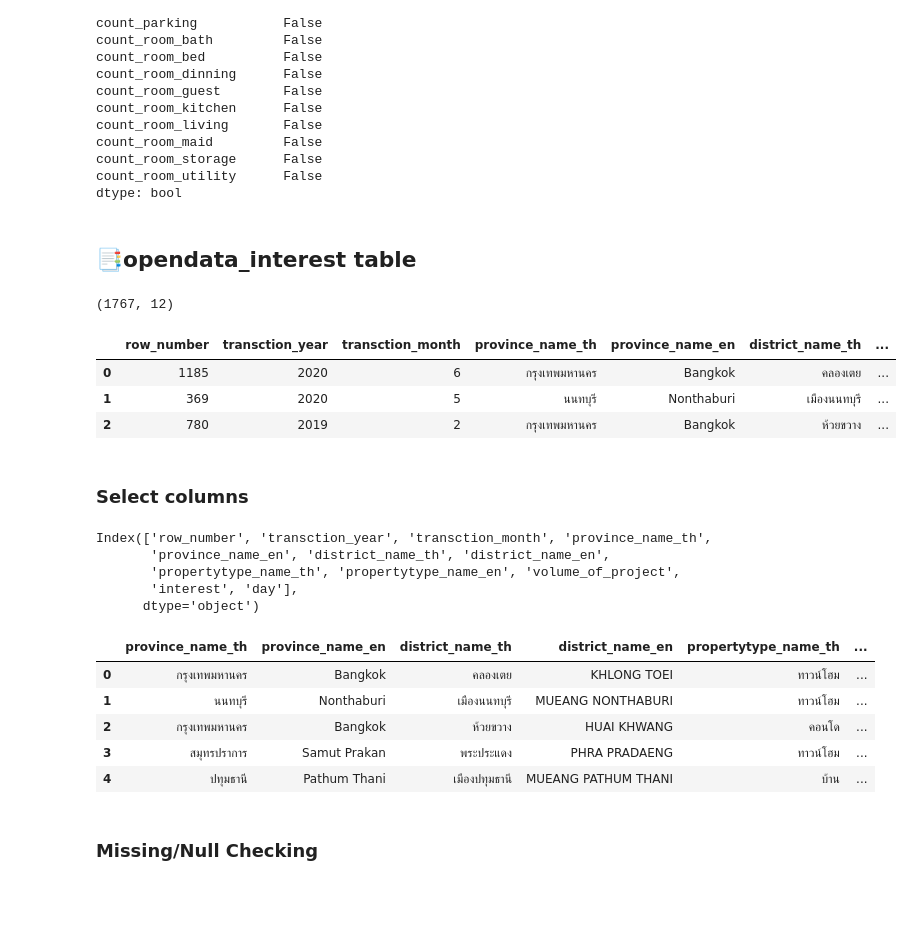
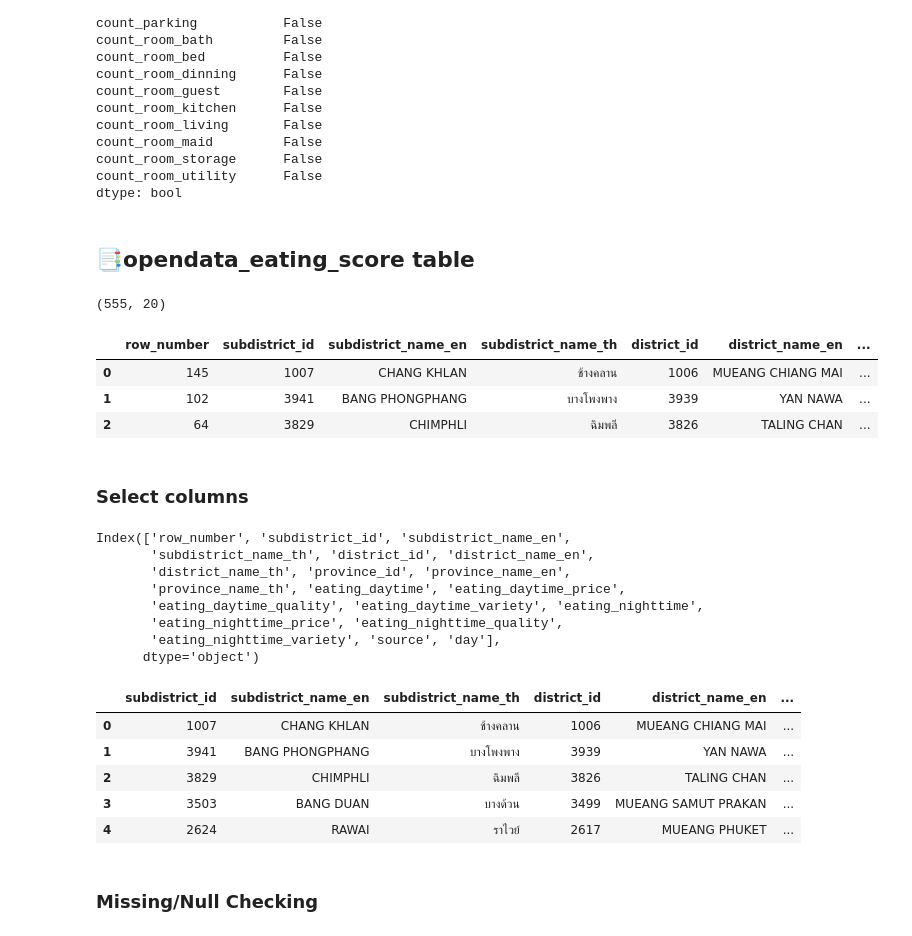
Before and after one commit to nannthd/BasicProg_DataViz65, a Jupyter notebook: Project.ipynb, the cells around one changed output. Drawn from its saved outputs; the diff is of its cells as text; code cells hidden in the pictures; blank space fills up the shorter version.

Commit message:
project

```diff
--- a/Project.ipynb
+++ b/Project.ipynb
@@ -295,40 +391,46 @@ dtype: bool
 # save data
 opendata_unittype.to_csv('opendata_unittype_clean.csv', index=False)
 # %% [markdown]
-## 📑opendata_interest table
+## 📑opendata_eating_score table
 # %%
-opendata_interest = pd.read_csv('opendata_interest.csv')
-print(opendata_interest.shape)
-opendata_interest.head(3)
+opendata_eating_score = pd.read_csv('opendata_eating_score.csv')
+print(opendata_eating_score.shape)
+opendata_eating_score.head(3)
 # %% [output]
-(1767, 12)
+(555, 20)
-|  | row_number | transction_year | transction_month | province_name_th | province_name_en | district_name_th | ... |
-| 0 | 1185 | 2020 | 6 | กรุงเทพมหานคร | Bangkok | คลองเตย | ... |
-| 1 | 369 | 2020 | 5 | นนทบุรี | Nonthaburi | เมืองนนทบุรี | ... |
-| 2 | 780 | 2019 | 2 | กรุงเทพมหานคร | Bangkok | ห้วยขวาง | ... |
+|  | row_number | subdistrict_id | subdistrict_name_en | subdistrict_name_th | district_id | district_name_en | ... |
+| 0 | 145 | 1007 | CHANG KHLAN | ช้างคลาน | 1006 | MUEANG CHIANG MAI | ... |
+| 1 | 102 | 3941 | BANG PHONGPHANG | บางโพงพาง | 3939 | YAN NAWA | ... |
+| 2 | 64 | 3829 | CHIMPHLI | ฉิมพลี | 3826 | TALING CHAN | ... |
 # %% [markdown]
 ### Select columns
 # %%
-opendata_interest.columns
+opendata_eating_score.columns
 # %% [output]
-Index(['row_number', 'transction_year', 'transction_month', 'province_name_th',
-       'province_name_en', 'district_name_th', 'district_name_en',
-       'propertytype_name_th', 'propertytype_name_en', 'volume_of_project',
-       'interest', 'day'],
+Index(['row_number', 'subdistrict_id', 'subdistrict_name_en',
+       'subdistrict_name_th', 'district_id', 'district_name_en',
+       'district_name_th', 'province_id', 'province_name_en',
+       'province_name_th', 'eating_daytime', 'eating_daytime_price',
+       'eating_daytime_quality', 'eating_daytime_variety', 'eating_nighttime',
+       'eating_nighttime_price', 'eating_nighttime_quality',
+       'eating_nighttime_variety', 'source', 'day'],
       dtype='object')
-# %%
-opendata_interest = opendata_interest[['province_name_th',
-       'province_name_en', 'district_name_th', 'district_name_en',
-       'propertytype_name_th', 'propertytype_name_en', 'volume_of_project',
-       'interest']]
-opendata_interest.head()
-# %% [output]
-|  | province_name_th | province_name_en | district_name_th | district_name_en | propertytype_name_th | ... |
-| 0 | กรุงเทพมหานคร | Bangkok | คลองเตย | KHLONG TOEI | ทาวน์โฮม | ... |
-| 1 | นนทบุรี | Nonthaburi | เมืองนนทบุรี | MUEANG NONTHABURI | ทาวน์โฮม | ... |
-| 2 | กรุงเทพมหานคร | Bangkok | ห้วยขวาง | HUAI KHWANG | คอนโด | ... |
-| 3 | สมุทรปราการ | Samut Prakan | พระประแดง | PHRA PRADAENG | ทาวน์โฮม | ... |
-| 4 | ปทุมธานี | Pathum Thani | เมืองปทุมธานี | MUEANG PATHUM THANI | บ้าน | ... |
+# %%
+opendata_eating_score = opendata_eating_score[['subdistrict_id', 'subdistrict_name_en',
+       'subdistrict_name_th', 'district_id', 'district_name_en',
+       'district_name_th', 'province_id', 'province_name_en',
+       'province_name_th', 'eating_daytime', 'eating_daytime_price',
+       'eating_daytime_quality', 'eating_daytime_variety', 'eating_nighttime',
+       'eating_nighttime_price', 'eating_nighttime_quality',
+       'eating_nighttime_variety']]
+opendata_eating_score.head()
+# %% [output]
+|  | subdistrict_id | subdistrict_name_en | subdistrict_name_th | district_id | district_name_en | ... |
+| 0 | 1007 | CHANG KHLAN | ช้างคลาน | 1006 | MUEANG CHIANG MAI | ... |
+| 1 | 3941 | BANG PHONGPHANG | บางโพงพาง | 3939 | YAN NAWA | ... |
+| 2 | 3829 | CHIMPHLI | ฉิมพลี | 3826 | TALING CHAN | ... |
+| 3 | 3503 | BANG DUAN | บางด้วน | 3499 | MUEANG SAMUT PRAKAN | ... |
+| 4 | 2624 | RAWAI | ราไวย์ | 2617 | MUEANG PHUKET | ... |
 # %% [markdown]
 ### Missing/Null Checking
 # %%
```
Also changed, not shown: parts of 62 cells of this notebook.
